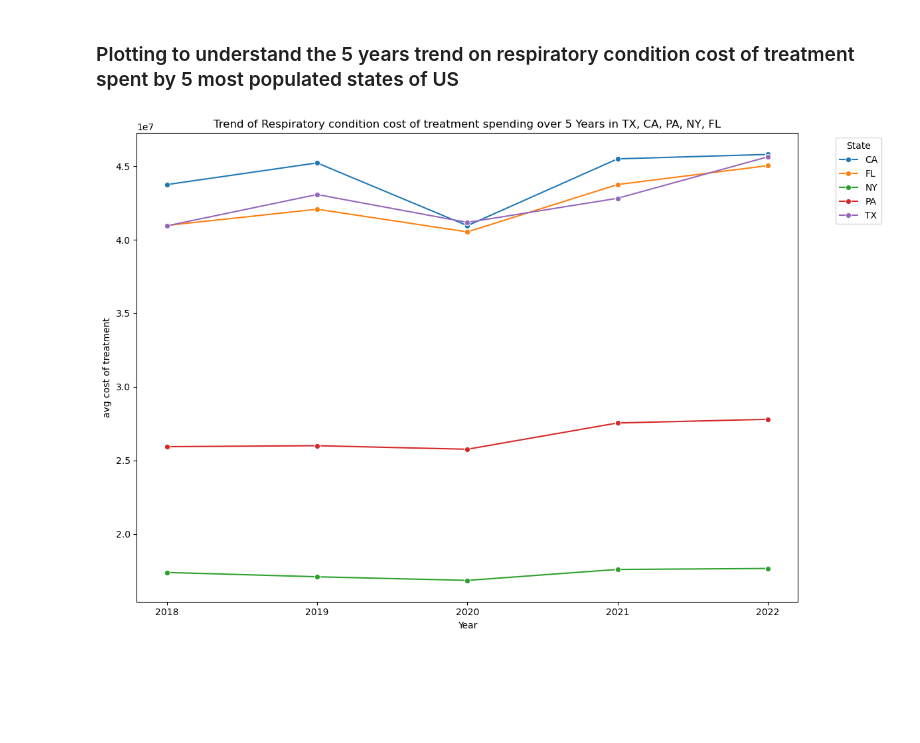
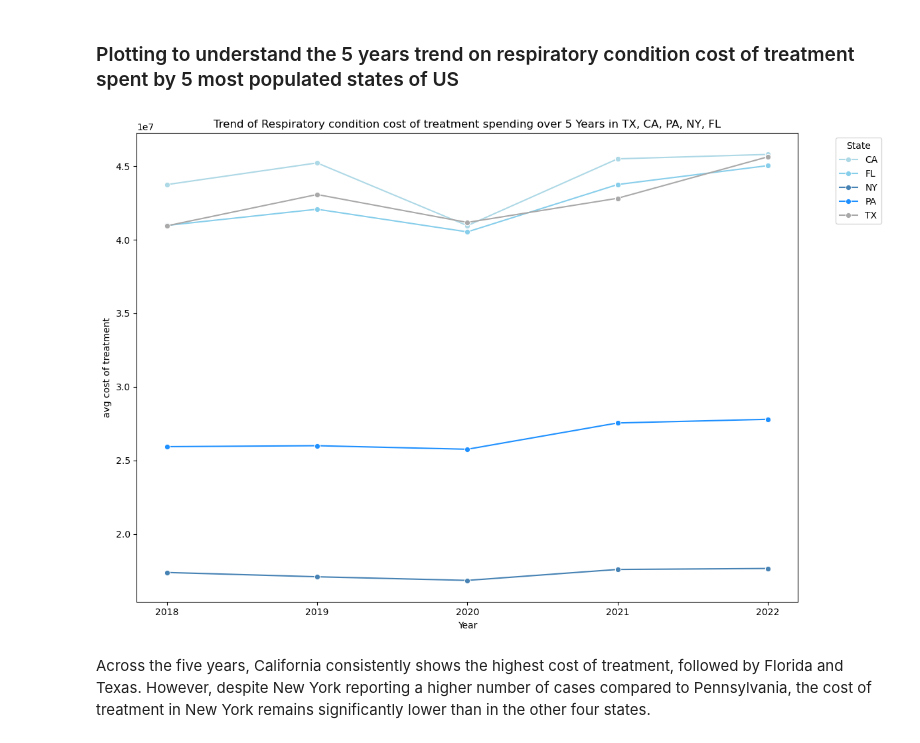
Before and after one commit to sumahassan/healthcare_analytics_project_python, a Jupyter notebook: Medicare_Outpatient_project.ipynb, the cells around one changed output. Cells and saved outputs as stored; diff of their text form; code cells hidden in the pictures; blank space fills up the shorter version.

```diff
--- a/Medicare_Outpatient_project.ipynb
+++ b/Medicare_Outpatient_project.ipynb
@@ -363,21 +359,21 @@ plt.show()
 # %% [markdown]
 ### Plotting to understand the 5 years trend on respiratory condition cost of treatment spent by 5 most populated states of US
 # %%
-# Filter the data for the states of interest
 respiratory_df = respiratory_df[respiratory_df['state'].isin(states_of_interest)]
 
-# Aggregate the data by year and state
 yearly_counts = respiratory_df.groupby(['year', 'state'])['cost'].sum().reset_index()
 
-# Plot the line chart
+custom_palette = [ "#ADD8E6","#87CEEB", "#4682B4","#1E90FF", "#A9A9A9"]
 plt.figure(figsize=(12, 8))
-sns.lineplot(data=yearly_counts, x='year', y='cost', hue='state', marker='o')
+sns.lineplot(data=yearly_counts, x='year', y='cost', hue='state', marker='o',palette=custom_palette)
 
 plt.xlabel('Year')
 plt.ylabel('avg cost of treatment')
 plt.title('Trend of Respiratory condition cost of treatment spending over 5 Years in TX, CA, PA, NY, FL')
 plt.legend(title='State', bbox_to_anchor=(1.05, 1), loc='upper left')
 plt.tight_layout()
 plt.show()
 # %% [output]
-[figure, old version]
+[figure, new version]
+# %% [markdown]
+Across the five years, California consistently shows the highest cost of treatment, followed by Florida and Texas. However, despite New York reporting a higher number of cases compared to Pennsylvania, the cost of treatment in New York remains significantly lower than in the other four states.
```
Also changed, not shown: parts of 16 cells of this notebook.
